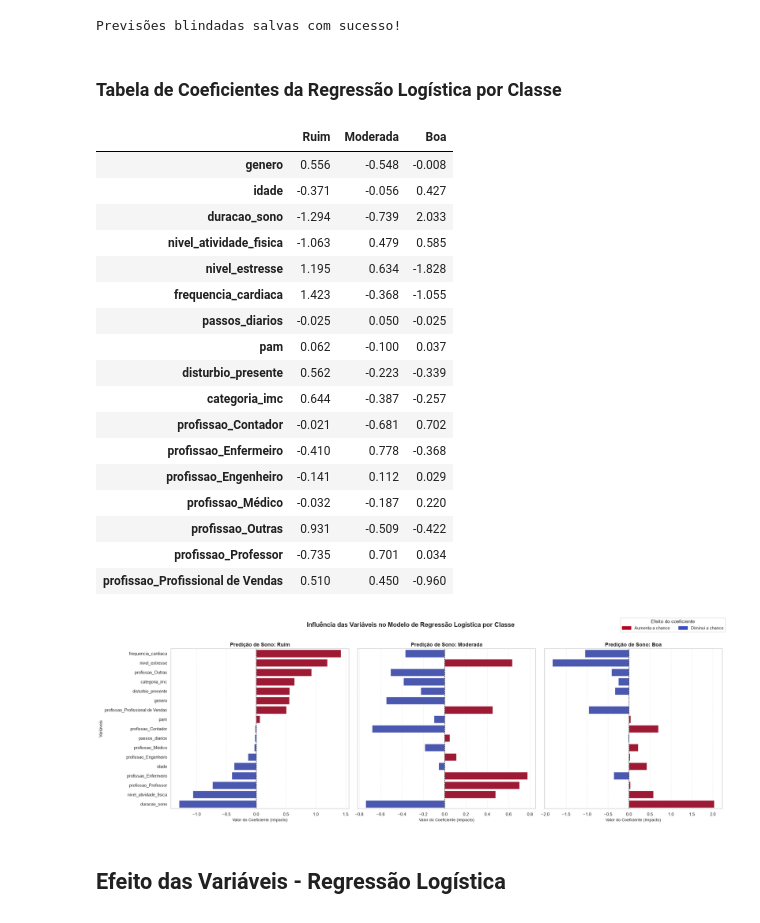
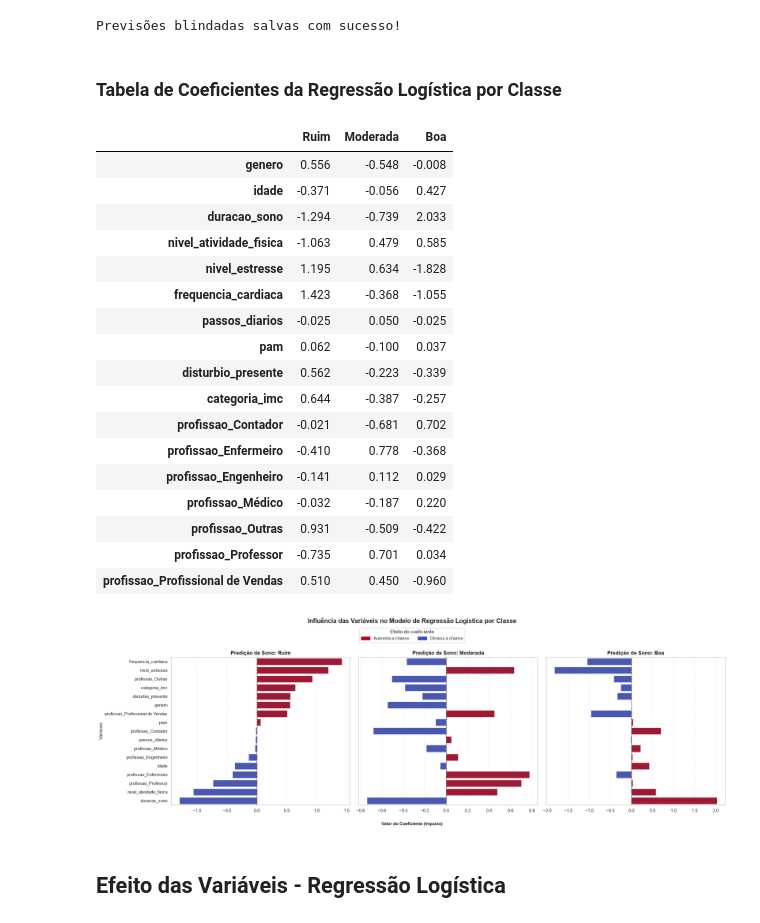
Before and after one commit to Squad-Nina-da-Hora/wmc-projeto-final-lifestyle, a Jupyter notebook: analise.ipynb, the cells around one changed output. Saved outputs shown, nothing was run; the diff lists cells and outputs as text; code cells hidden in the pictures.

Commit message:
ajuste do terceiro gráfico para legenda e titulo unicos ficarem centralizados

```diff
--- a/analise.ipynb
+++ b/analise.ipynb
@@ -1719,42 +1719,45 @@ for idx, classe_nome in enumerate(NOMES_CLASSES.values()):
 
     sns.barplot(x=df_sorted[classe_nome], y=df_sorted.index, hue=df_sorted.index, palette=cores_coef, ax=axes[idx])
     axes[idx].set_title(f'Predição de Sono: {classe_nome}', fontsize=13, fontweight='bold')
-    axes[idx].set_xlabel('Valor do Coeficiente (Impacto)', fontsize=10)
+    axes[idx].set_xlabel('')
     axes[idx].axvline(x=0, color='black', linestyle='--', linewidth=1)
     axes[idx].grid(axis='x', linestyle=':', alpha=0.6)
 
 axes[0].set_ylabel('Variáveis', fontsize=11)
 
 legenda_cores = [
     mpatches.Patch(color=mapa_cores[1], label='Aumenta a chance'),
     mpatches.Patch(color=mapa_cores[0], label='Diminui a chance'),
 ]
 fig.legend(handles=legenda_cores, title='Efeito do coeficiente', ncol=2,
-           loc='upper right', bbox_to_anchor=(1, 1.05))
+           loc='upper center', bbox_to_anchor=(0.5, 0.98))
 
-plt.tight_layout()
+xlabel_geral = 'Valor do Coeficiente (Impacto)'
+fig.text(0.5, 0.001, xlabel_geral, ha='center', va='center', fontsize=11, fontweight='bold')
+
+plt.tight_layout(rect=[0, 0.03, 1, 0.94])
 plt.show()
 # %% [output]
 ### Tabela de Coeficientes da Regressão Logística por Classe
 |  | Ruim | Moderada | Boa |
 | genero | 0.556 | -0.548 | -0.008 |
 | idade | -0.371 | -0.056 | 0.427 |
 | duracao_sono | -1.294 | -0.739 | 2.033 |
 | nivel_atividade_fisica | -1.063 | 0.479 | 0.585 |
 | nivel_estresse | 1.195 | 0.634 | -1.828 |
 | frequencia_cardiaca | 1.423 | -0.368 | -1.055 |
 | passos_diarios | -0.025 | 0.050 | -0.025 |
 | pam | 0.062 | -0.100 | 0.037 |
 | disturbio_presente | 0.562 | -0.223 | -0.339 |
 | categoria_imc | 0.644 | -0.387 | -0.257 |
 | profissao_Contador | -0.021 | -0.681 | 0.702 |
 | profissao_Enfermeiro | -0.410 | 0.778 | -0.368 |
 | profissao_Engenheiro | -0.141 | 0.112 | 0.029 |
 | profissao_Médico | -0.032 | -0.187 | 0.220 |
 | profissao_Outras | 0.931 | -0.509 | -0.422 |
 | profissao_Professor | -0.735 | 0.701 | 0.034 |
 | profissao_Profissional de Vendas | 0.510 | 0.450 | -0.960 |
-[figure, old version]
+[figure, new version]
 # %%
 # Relatório Estatístico: cenário base completa
 
```
